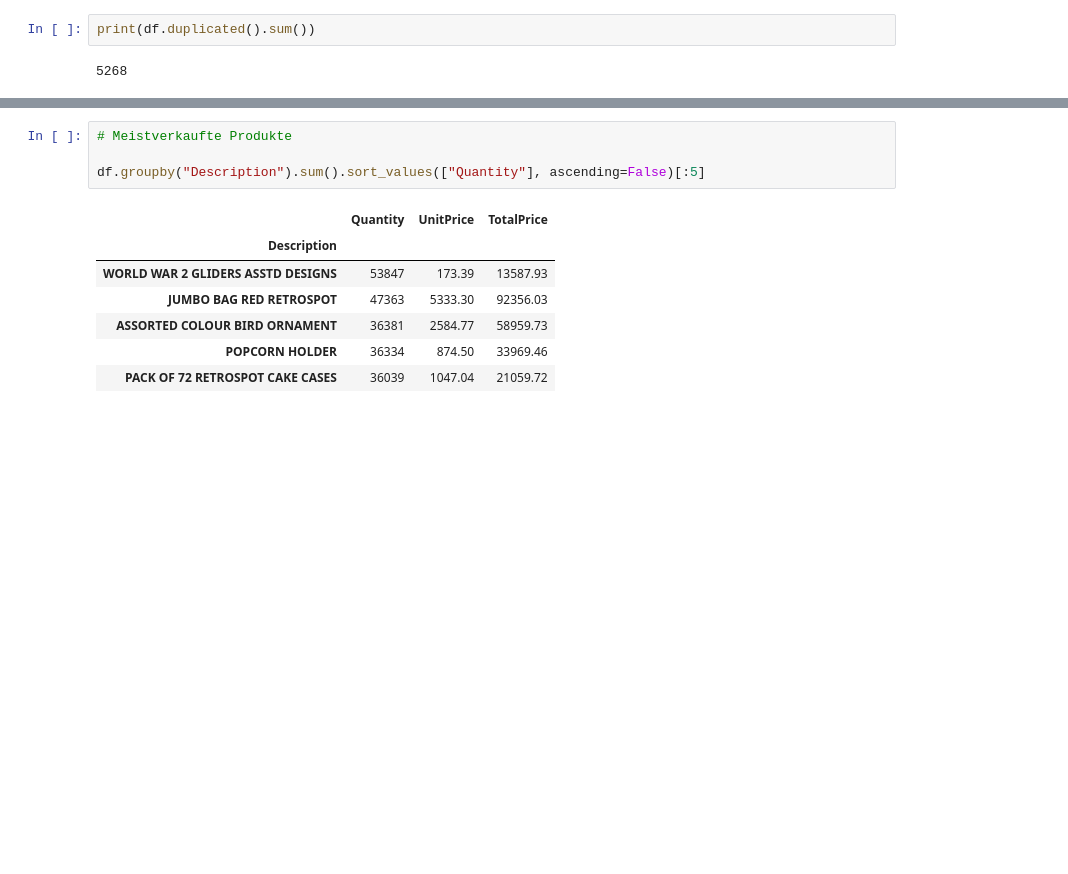
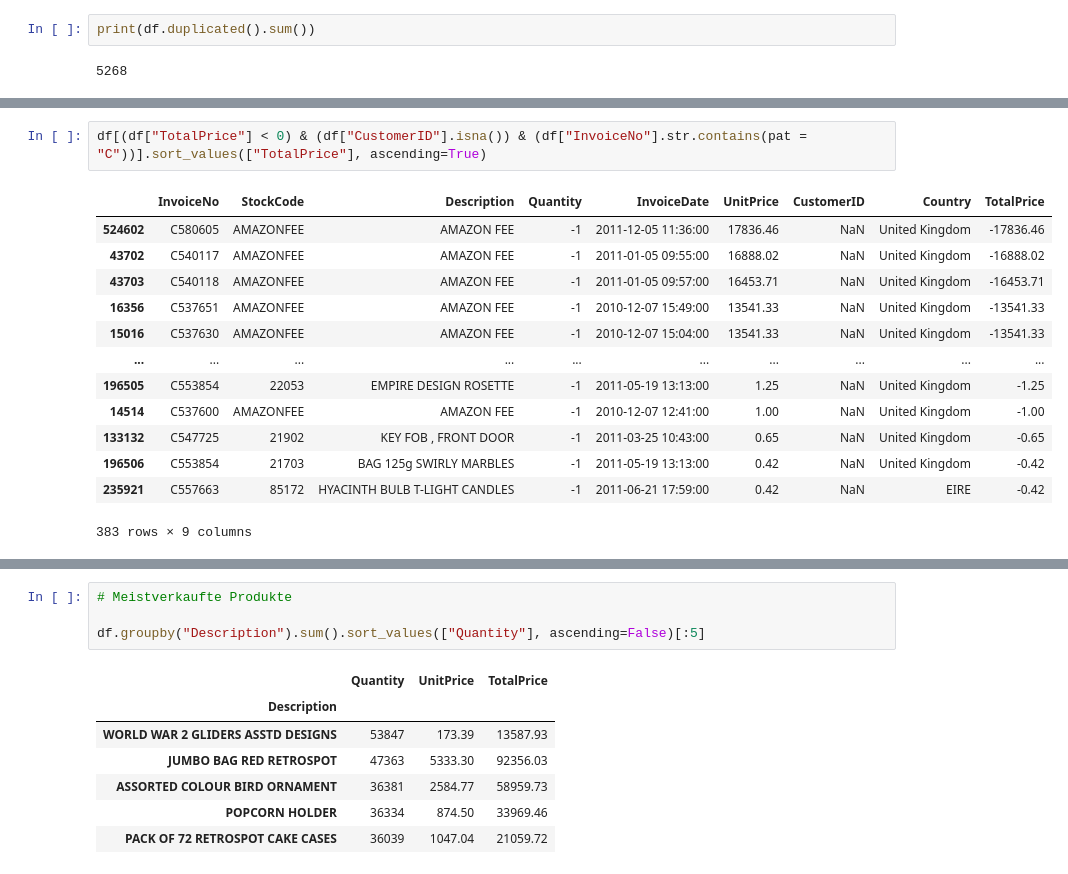
Before and after one commit to ArditFazliu/Analytics-und-Data-Storytelling, a Jupyter notebook: references/project-proposal.ipynb, the cells around one changed output, grey strips where cells are left out. Drawn from its saved outputs; the diff is of its cells as text; blank space fills up the shorter version.

```diff
--- a/references/project-proposal.ipynb
+++ b/references/project-proposal.ipynb
@@ -216,0 +232,16 @@ print(df.duplicated().sum())
+# %%
+df[(df["TotalPrice"] < 0) & (df["CustomerID"].isna()) & (df["InvoiceNo"].str.contains(pat = "C"))].sort_values(["TotalPrice"], ascending=True)
+# %% [output]
+|  | InvoiceNo | StockCode | Description | Quantity | InvoiceDate | UnitPrice | CustomerID | Country | TotalPrice |
+| 524602 | C580605 | AMAZONFEE | AMAZON FEE | -1 | 2011-12-05 11:36:00 | 17836.46 | NaN | United Kingdom | -17836.46 |
+| 43702 | C540117 | AMAZONFEE | AMAZON FEE | -1 | 2011-01-05 09:55:00 | 16888.02 | NaN | United Kingdom | -16888.02 |
+| 43703 | C540118 | AMAZONFEE | AMAZON FEE | -1 | 2011-01-05 09:57:00 | 16453.71 | NaN | United Kingdom | -16453.71 |
+| 16356 | C537651 | AMAZONFEE | AMAZON FEE | -1 | 2010-12-07 15:49:00 | 13541.33 | NaN | United Kingdom | -13541.33 |
+| 15016 | C537630 | AMAZONFEE | AMAZON FEE | -1 | 2010-12-07 15:04:00 | 13541.33 | NaN | United Kingdom | -13541.33 |
+| ... | ... | ... | ... | ... | ... | ... | ... | ... | ... |
+| 196505 | C553854 | 22053 | EMPIRE DESIGN ROSETTE | -1 | 2011-05-19 13:13:00 | 1.25 | NaN | United Kingdom | -1.25 |
+| 14514 | C537600 | AMAZONFEE | AMAZON FEE | -1 | 2010-12-07 12:41:00 | 1.00 | NaN | United Kingdom | -1.00 |
+| 133132 | C547725 | 21902 | KEY FOB , FRONT DOOR | -1 | 2011-03-25 10:43:00 | 0.65 | NaN | United Kingdom | -0.65 |
+| 196506 | C553854 | 21703 | BAG 125g SWIRLY MARBLES | -1 | 2011-05-19 13:13:00 | 0.42 | NaN | United Kingdom | -0.42 |
+| 235921 | C557663 | 85172 | HYACINTH BULB T-LIGHT CANDLES | -1 | 2011-06-21 17:59:00 | 0.42 | NaN | EIRE | -0.42 |
+383 rows × 9 columns
```
Also changed, not shown: parts of 3 cells of this notebook.
